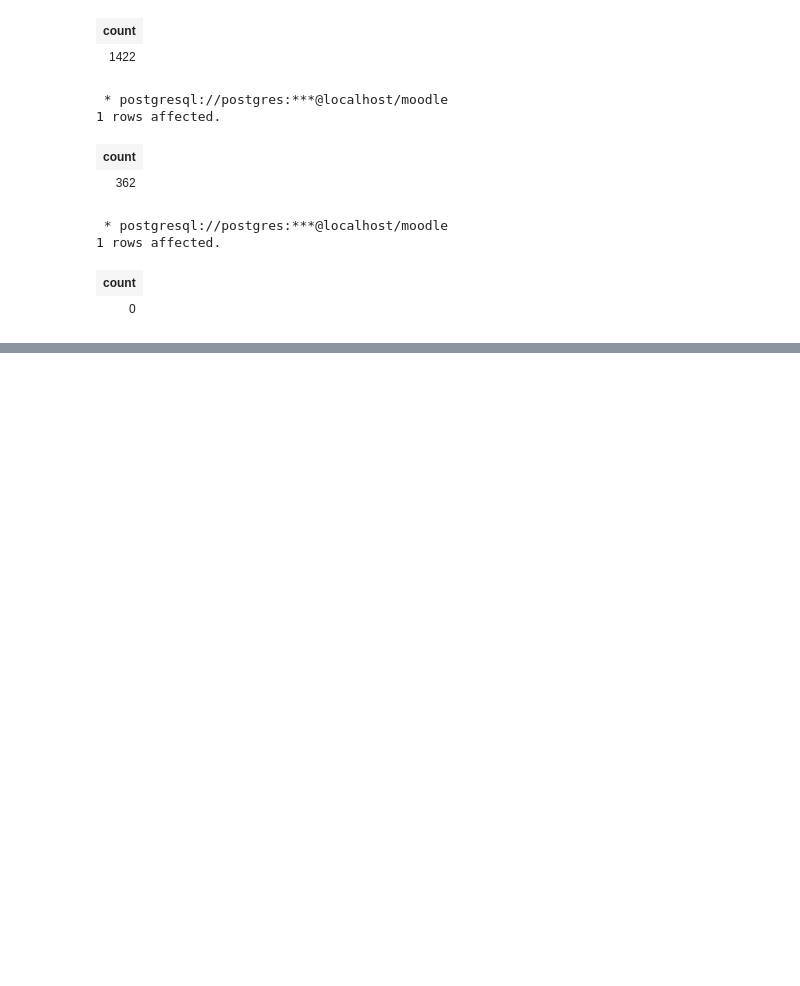
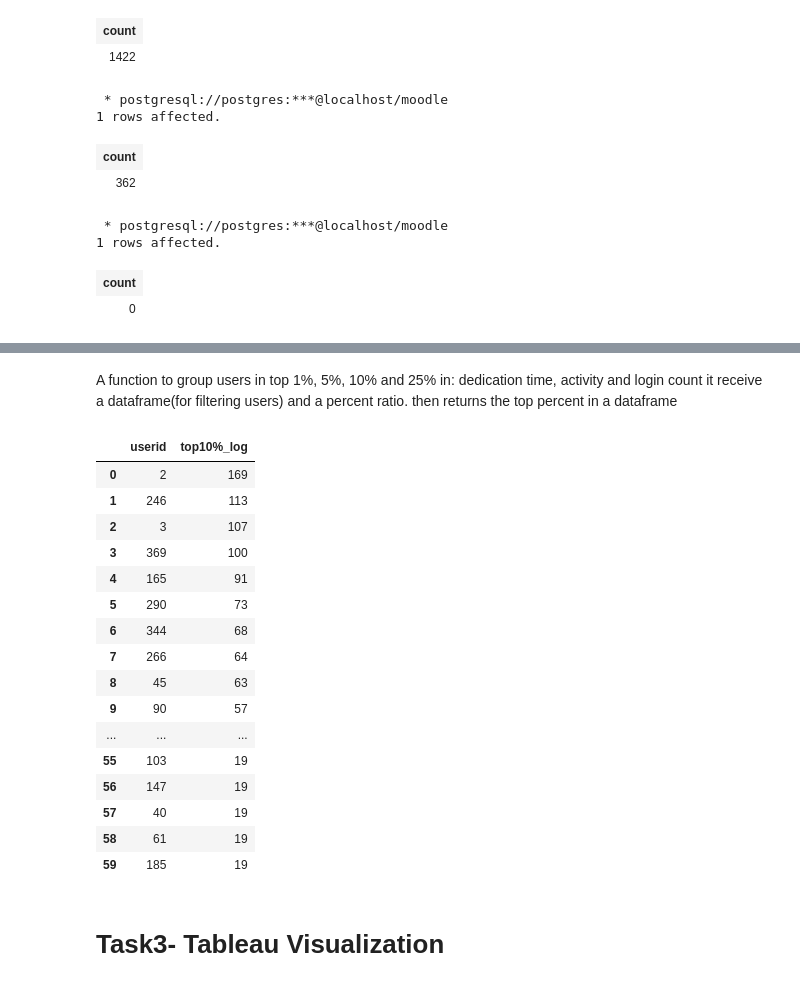
Before and after one commit to jenny199/Log_analysis, a Jupyter notebook: Log_analysis.ipynb, the cells around one changed output, grey strips where cells are left out. Drawn from its saved outputs; the diff is of its cells as text; code cells hidden in the pictures; blank space fills up the shorter version.

```diff
--- a/Log_analysis.ipynb
+++ b/Log_analysis.ipynb
@@ -32,5 +35,5 @@ from sqlalchemy import create_engine
 # %%
-engine = create_engine('postgresql://postgres:Kinglord@localhost/moodle')
+engine = create_engine('postgresql://jeannette:Kinglord@localhost/moodle')
 # %%
 %%sql
 Select * From mdl_user Limit 5;
@@ -359,0 +420,6 @@ ORDER BY count DESC ;''', moodle)
+# %%
+
+login_count = pd.read_sql_query('''SELECT userid, COUNT(action) AS loginCOUNT from mdl_logstore_standard_log
+WHERE action = 'loggedin'
+GROUP BY userid
+ORDER BY loginCOUNT DESC ''',engine)
@@ -359,0 +460,9 @@ ORDER BY count DESC ;''', moodle)
+# %% [markdown]
+A function to group users in top 1%, 5%, 10% and 25% in:
+    dedication time, activity and login count
+    it receive a dataframe(for filtering users) and a percent ratio. then returns the top percent in a dataframe
+# %%
+def leaner_percent(df,percent):
+    tot_length = df.shape[0]
+    top = int((tot_length * percent)/100)
+    return df.iloc[:top,]
@@ -359,0 +482,29 @@ ORDER BY count DESC ;''', moodle)
+# %%
+top_1_percent_log = leaner_percent(login_count, 1)
+top_5_percent_log = leaner_percent(login_count, 5)
+top_10_percent_log = leaner_percent(login_count, 10)
+top_25_percent_log = leaner_percent(login_count, 25)
+# %%
+top_1_percent_log.columns = ['userid','top1%_log']
+top_5_percent_log.columns = ['userid','top5%_log']
+top_10_percent_log.columns = ['userid','top10%_log']
+top_25_percent_log.columns = ['userid','top25%_log']
+top_10_percent_log
+# %% [output]
+|  | userid | top10%_log |
+| 0 | 2 | 169 |
+| 1 | 246 | 113 |
+| 2 | 3 | 107 |
+| 3 | 369 | 100 |
+| 4 | 165 | 91 |
+| 5 | 290 | 73 |
+| 6 | 344 | 68 |
+| 7 | 266 | 64 |
+| 8 | 45 | 63 |
+| 9 | 90 | 57 |
+| ... | ... | ... |
+| 55 | 103 | 19 |
+| 56 | 147 | 19 |
+| 57 | 40 | 19 |
+| 58 | 61 | 19 |
+| 59 | 185 | 19 |
@@ -359,0 +521,2 @@ ORDER BY count DESC ;''', moodle)
+# %% [markdown]
+# Task3- Tableau Visualization
```
Also changed, not shown: parts of 37 cells of this notebook.
